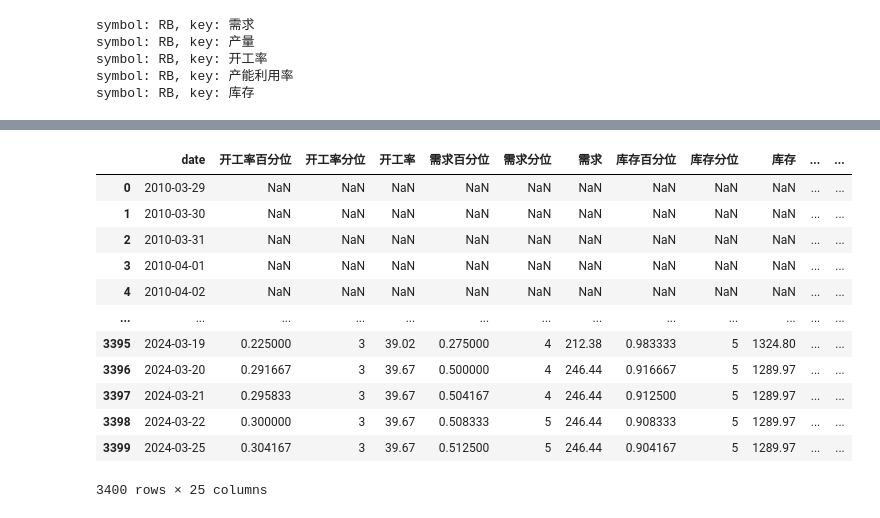
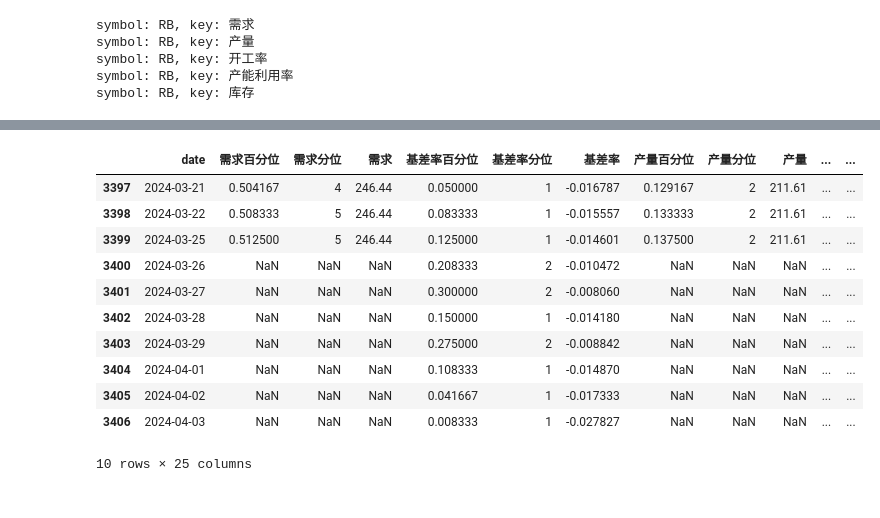
Before and after one commit to Howard-66/futures_nexus, a Jupyter notebook: test.ipynb, the cells around one changed output, grey strips where cells are left out. Saved outputs shown, nothing was run; the diff lists cells and outputs as text; code cells hidden in the pictures.

```diff
--- a/test.ipynb
+++ b/test.ipynb
@@ -663,17 +662,16 @@ data_list: ['基差率', '仓单', '库存', '需求', '产量', '开工率', '
 data_list: ['基差率', '主力合约持仓量', '仓单', '库存', '需求', '产量', '开工率', '产能利用率']
 # %%
-data_rank
+data_rank.tail(10)
 # %% [output]
-|  | date | 开工率百分位 | 开工率分位 | 开工率 | 需求百分位 | 需求分位 | 需求 | 库存百分位 | 库存分位 | 库存 | ... | ... |
-| 0 | 2010-03-29 | NaN | NaN | NaN | NaN | NaN | NaN | NaN | NaN | NaN | ... | ... |
-| 1 | 2010-03-30 | NaN | NaN | NaN | NaN | NaN | NaN | NaN | NaN | NaN | ... | ... |
-| 2 | 2010-03-31 | NaN | NaN | NaN | NaN | NaN | NaN | NaN | NaN | NaN | ... | ... |
-| 3 | 2010-04-01 | NaN | NaN | NaN | NaN | NaN | NaN | NaN | NaN | NaN | ... | ... |
-| 4 | 2010-04-02 | NaN | NaN | NaN | NaN | NaN | NaN | NaN | NaN | NaN | ... | ... |
-| ... | ... | ... | ... | ... | ... | ... | ... | ... | ... | ... | ... | ... |
-| 3395 | 2024-03-19 | 0.225000 | 3 | 39.02 | 0.275000 | 4 | 212.38 | 0.983333 | 5 | 1324.80 | ... | ... |
-| 3396 | 2024-03-20 | 0.291667 | 3 | 39.67 | 0.500000 | 4 | 246.44 | 0.916667 | 5 | 1289.97 | ... | ... |
-| 3397 | 2024-03-21 | 0.295833 | 3 | 39.67 | 0.504167 | 4 | 246.44 | 0.912500 | 5 | 1289.97 | ... | ... |
-| 3398 | 2024-03-22 | 0.300000 | 3 | 39.67 | 0.508333 | 5 | 246.44 | 0.908333 | 5 | 1289.97 | ... | ... |
-| 3399 | 2024-03-25 | 0.304167 | 3 | 39.67 | 0.512500 | 5 | 246.44 | 0.904167 | 5 | 1289.97 | ... | ... |
+|  | date | 需求百分位 | 需求分位 | 需求 | 基差率百分位 | 基差率分位 | 基差率 | 产量百分位 | 产量分位 | 产量 | ... | ... |
+| 3397 | 2024-03-21 | 0.504167 | 4 | 246.44 | 0.050000 | 1 | -0.016787 | 0.129167 | 2 | 211.61 | ... | ... |
+| 3398 | 2024-03-22 | 0.508333 | 5 | 246.44 | 0.083333 | 1 | -0.015557 | 0.133333 | 2 | 211.61 | ... | ... |
+| 3399 | 2024-03-25 | 0.512500 | 5 | 246.44 | 0.125000 | 1 | -0.014601 | 0.137500 | 2 | 211.61 | ... | ... |
+| 3400 | 2024-03-26 | NaN | NaN | NaN | 0.208333 | 2 | -0.010472 | NaN | NaN | NaN | ... | ... |
+| 3401 | 2024-03-27 | NaN | NaN | NaN | 0.300000 | 2 | -0.008060 | NaN | NaN | NaN | ... | ... |
+| 3402 | 2024-03-28 | NaN | NaN | NaN | 0.150000 | 1 | -0.014180 | NaN | NaN | NaN | ... | ... |
+| 3403 | 2024-03-29 | NaN | NaN | NaN | 0.275000 | 2 | -0.008842 | NaN | NaN | NaN | ... | ... |
+| 3404 | 2024-04-01 | NaN | NaN | NaN | 0.108333 | 1 | -0.014870 | NaN | NaN | NaN | ... | ... |
+| 3405 | 2024-04-02 | NaN | NaN | NaN | 0.041667 | 1 | -0.017333 | NaN | NaN | NaN | ... | ... |
+| 3406 | 2024-04-03 | NaN | NaN | NaN | 0.008333 | 1 | -0.027827 | NaN | NaN | NaN | ... | ... |
-3400 rows × 25 columns
+10 rows × 25 columns
```
Also changed, not shown: parts of 5 cells of this notebook, 3 other files.
